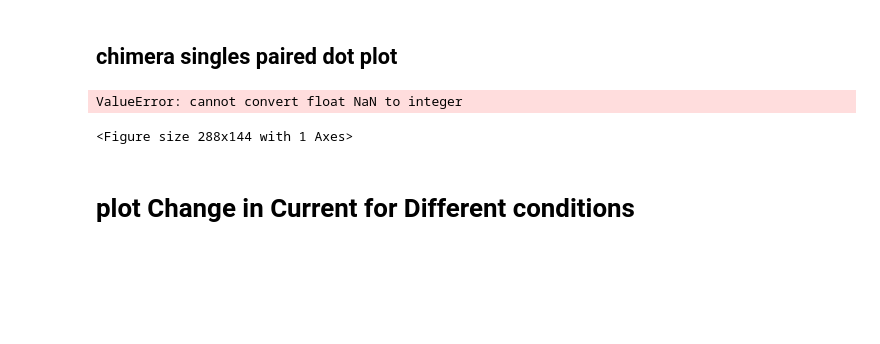
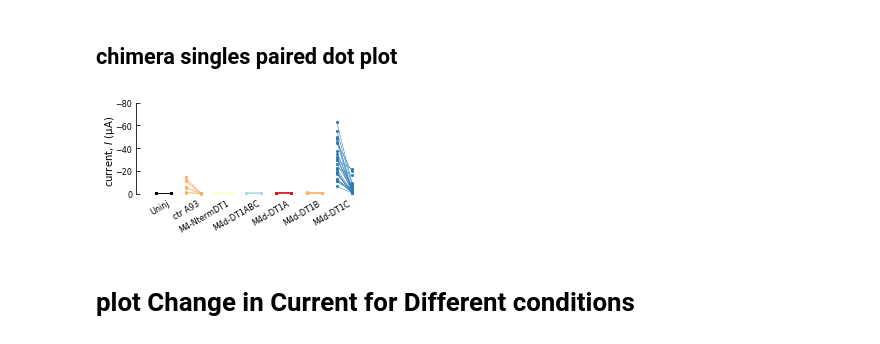
Before and after one commit to sfechner/JupyterNotebooksDEGENaCPharm, a Jupyter notebook: RatioNterm.ipynb, the cells around one changed output. Saved outputs shown, nothing was run; the diff lists cells and outputs as text; code cells hidden in the pictures; blank space fills up the shorter version.

Commit message:
ordered construct by current

```diff
--- a/RatioNterm.ipynb
+++ b/RatioNterm.ipynb
@@ -155,0 +206,8 @@ df_Chimera300Amil = df[(df.Injection.isin(pd.unique(ListofAllChimera))) & (df.Te
+# %%
+#comment this section out if you don't want to have the genes ordered by mean Amiloride sensitivity
+ListofAllAlanin = df_MeanAlanine['Injection']
+ListofAllAlanin = ListofAllAlanin.tolist()
+
+LabelAlanin = df_MeanAlanine['Mutation']
+LabelAlanin =LabelAlanin.drop(0)
+LabelAlanin =LabelAlanin.tolist()
@@ -431,7 +504,7 @@ plotnr = np.array([1,2])
 for n in range(int(len(df_newInuA_Bef_Chimera.columns)/2)):
     #print('plotting the lines')
     for i in range(len(df_newInuA_Bef_Chimera[ListofAllChimera[n]+"-NaGluSelAmil300"])):
-        ax1.plot(plotnr, [df_newInuA_Bef_Chimera[ListofAllChimera[n]+"-NaGluSelAmil300"][i], df_newInuA_Bef_Chimera[ListofAllChimera[n]+"+NaGluSelAmil300"][i]], c=colorsDelta[n],marker = 'o',markersize=SizeOfMarker, linewidth=SizeofLine,clip_on=False)# alpha=0.5
+        ax1.plot(plotnr, [df_newInuA_Bef_Chimera[ListofAllChimera[n]+"-NaGluSelAmil300"][i], df_newInuA_Bef_Chimera[ListofAllChimera[n]+"+NaGluSelAmil300"][i]], c=colorsDeltaChimera[n],marker = 'o',markersize=SizeOfMarker, linewidth=SizeofLine,clip_on=False)# alpha=0.5
     plotnr = plotnr +2
 
 
@@ -455,35 +528,34 @@ ax1.tick_params(axis='x', which='major', labelsize=AxisTickLabelSize, length=0)
 # ax1.set_xticklabels(np.unique(IbuAll30['Injection']),rotation=30)
 #ax1.set_xticks((plot1[0],plot1[1], plot2[0],plot2[1], plot3[0], plot3[1],plot4[0],plot4[1],plot5[0],plot5[1]))
 ax1.spines['bottom'].set_visible(False)
 
 labels2 = ['','Uninj']
 for i in range(0,len(LabelChimera)):
     #labels2.append('')
     labels2.append(LabelChimera[i])
 
 ax1.set_xticklabels(labels2,  ha='right',rotation=30,fontsize=AxisLegendSize)
 #a1.xaxis.set_visible(False)
 
 # plt.draw()      # Note, this line is important
 # labels = [l.get_text() for l in ax1.get_yticklabels()]
 # labels[0] = '0'
 #ax1.set_yticklabels(labels)
 
 # #ax1.set_xlabel('V (mV)',fontsize=14)
 # #ax1.set_ylabel('Change in current @-85 mV (I(drug) - I(before)',fontsize=14)
 ax1.set_ylabel(axesText)
 ax1.set_xlabel(axesText)
 ax1.text(-2, -60.5, 'current, $\it{I}$ (µA)',fontsize=AxisLabelSize,rotation=90,ha='center')
 
 
 plt.gcf().subplots_adjust(bottom=0.25, left=0.15,right=None, top=None,hspace=1.5, wspace=0.5)
 
 # plt.show()
 
 plt.savefig(filedirExportFig+"PairedDataAllChimera"+'.pdf')
 # %% [output]
-ValueError: cannot convert float NaN to integer
-<Figure size 288x144 with 1 Axes>
+[figure, added]
 # %% [markdown]
 # plot Change in Current for Different conditions
 # %% [markdown]
```
Also changed, not shown: parts of 27 cells of this notebook, 3 other files.
